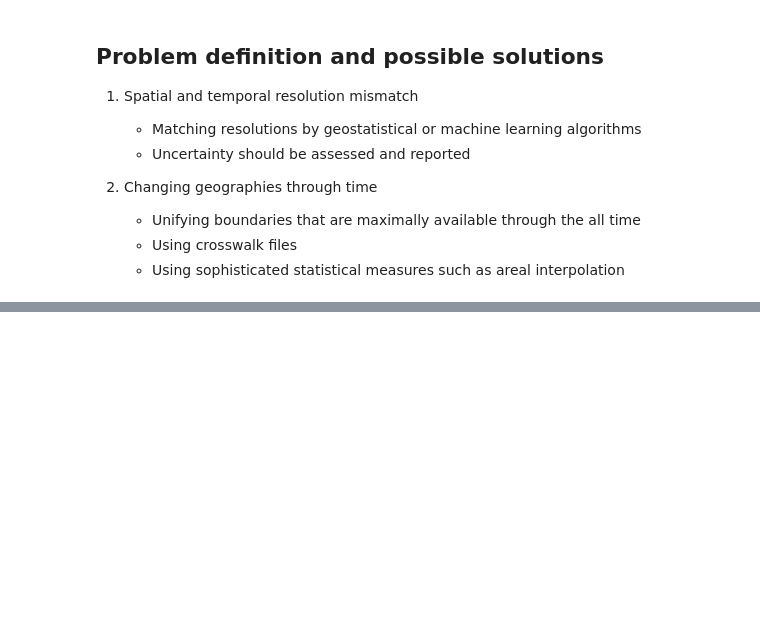
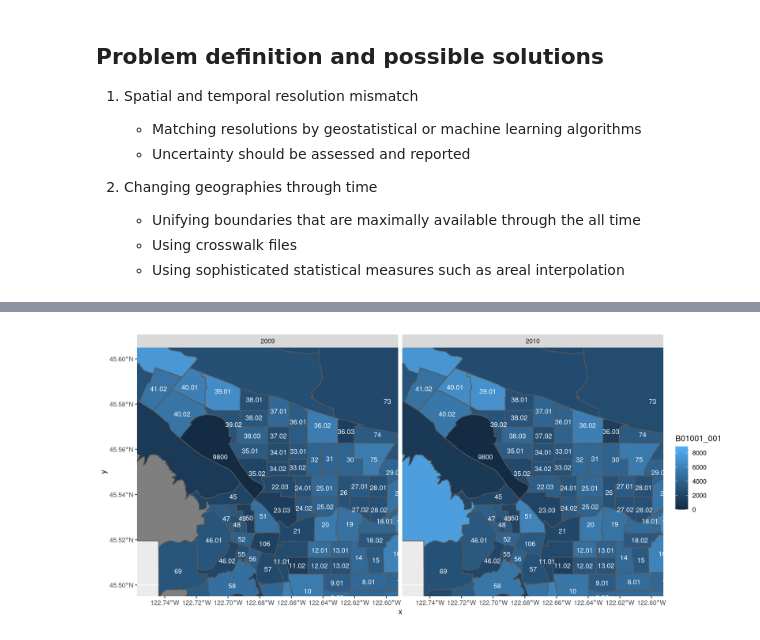
Before and after one commit to sigmafelix/Gmisc, a Jupyter notebook: URISA_Presentation_041322.ipynb, the cells around one changed output, grey strips where cells are left out. Cells and saved outputs as stored; diff of their text form; code cells hidden in the pictures; blank space fills up the shorter version.

```diff
--- a/URISA_Presentation_041322.ipynb
+++ b/URISA_Presentation_041322.ipynb
@@ -235,0 +299,10 @@ Warning message in st_point_on_surface.sfc(sf::st_zm(x)):
+# %%
+options(repr.plot.width = 12, repr.plot.height = 5.6, repr.plot.res = 254)
+pdx_tract0910pcwsf = rbind(pdx_tract09pcw, pdx_tract10pcw)
+ggplot(data = pdx_tract0910pcwsf) +
+    geom_sf(aes(fill = B01001_001)) +
+    facet_wrap(~year) +
+    geom_sf_text(mapping = aes(label = NAME10),
+                 cex = 3.25, color = 'white') +
+    coord_sf(xlim = c(-122.75, -122.6), ylim = c(45.5, 45.6))
+# %% [output]
@@ -235,0 +313 @@ Warning message in st_point_on_surface.sfc(sf::st_zm(x)):
+[figure, added]
```
Also changed, not shown: parts of 25 cells of this notebook.
